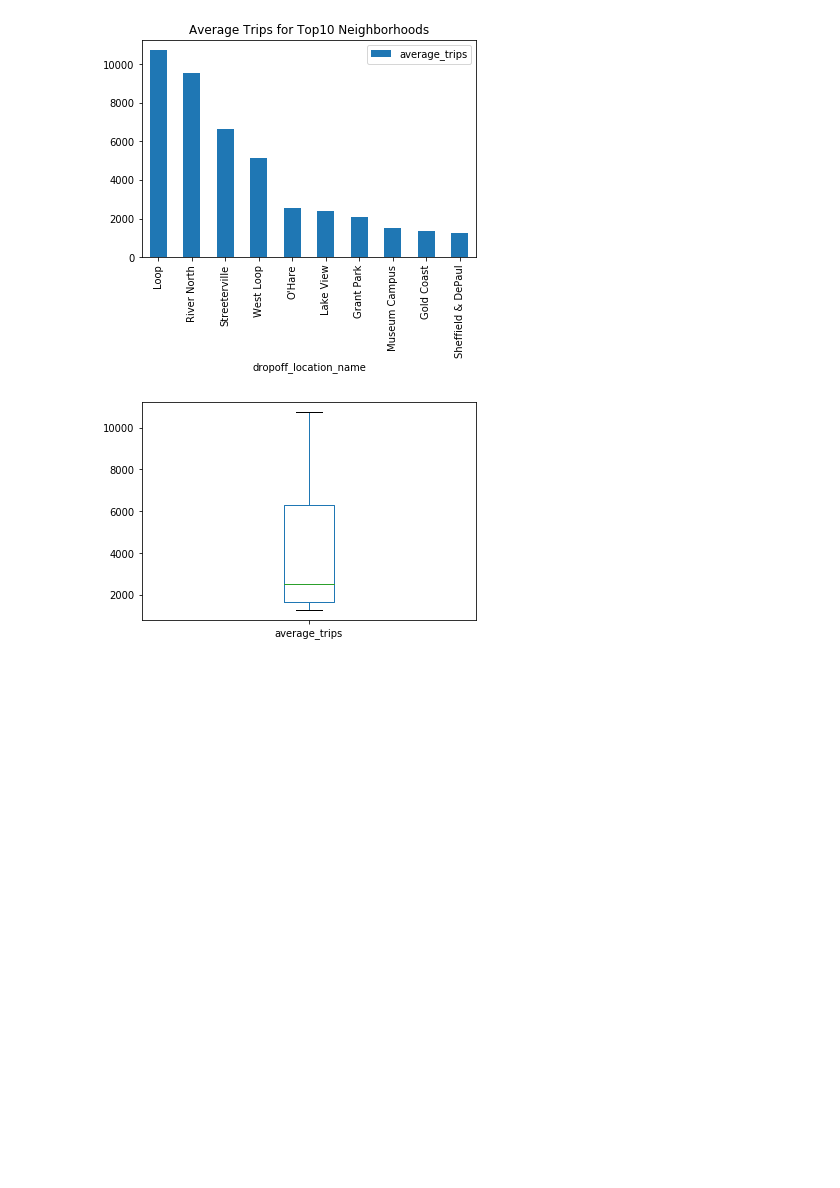
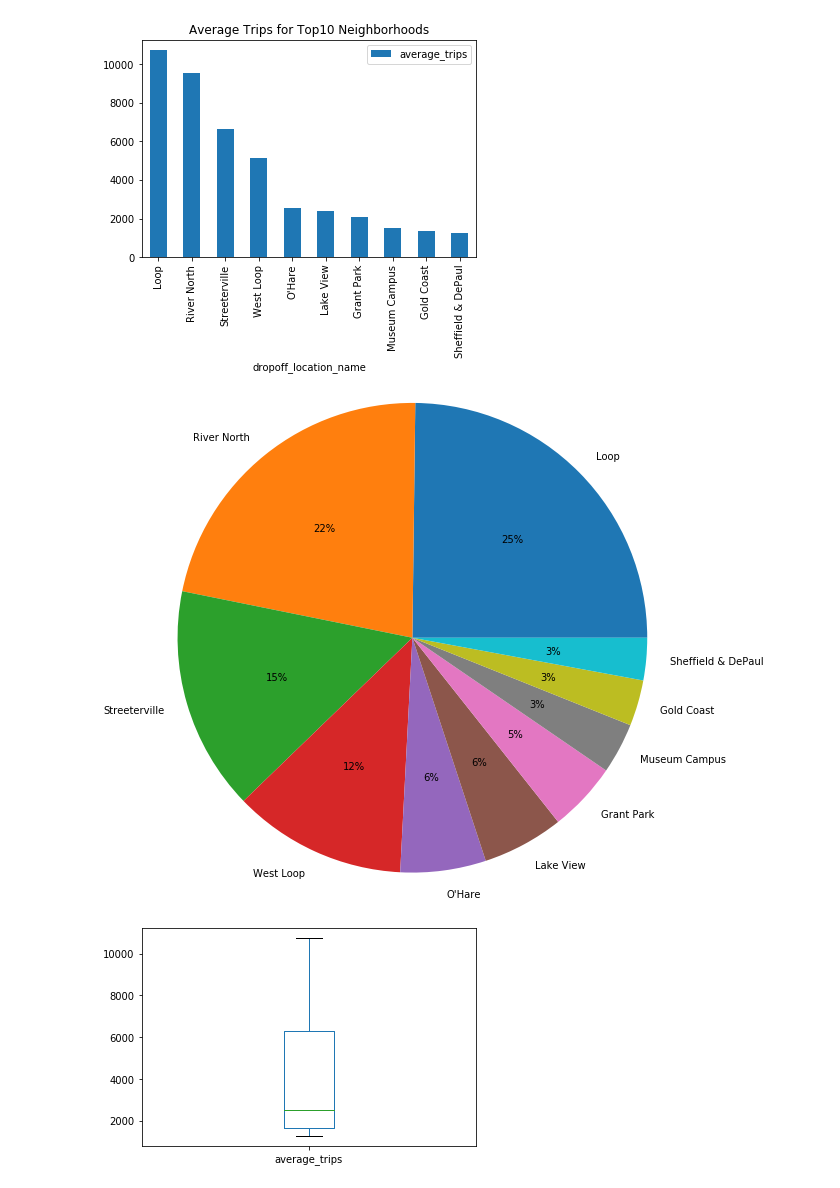
Before and after one commit to Alumasa/data_science_practicum, a Jupyter notebook: Data Collection and Storage Project part2.ipynb, the cells around one changed output. Drawn from its saved outputs; the diff is of its cells as text; code cells hidden in the pictures; blank space fills up the shorter version.

Commit message:
Pie Charts and Box plots

```diff
--- a/Data Collection and Storage Project part2.ipynb
+++ b/Data Collection and Storage Project part2.ipynb
@@ -109,6 +109,14 @@ top10_neigh
 top10_neigh.plot(kind='bar', x='dropoff_location_name', y='average_trips', title='Average Trips for Top10 Neighborhoods');
 # %% [output]
 [figure]
+# %%
+values= top10_neigh.average_trips
+labels=list(top10_neigh.dropoff_location_name)
+plt.axis('equal')
+plt.pie(values, labels=labels, radius=2.7, autopct='%0.0f%%')
+plt.show()
+# %% [output]
+[figure, added]
 # %%
 top10_neigh.plot(kind='box');
 # %% [output]
```
Also changed, not shown: parts of 4 cells of this notebook.
